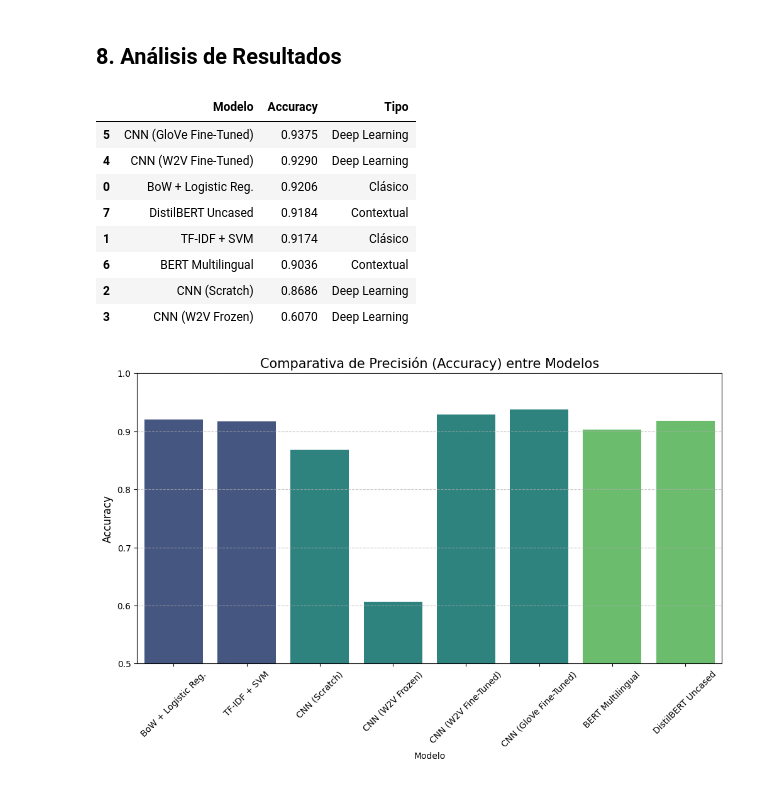
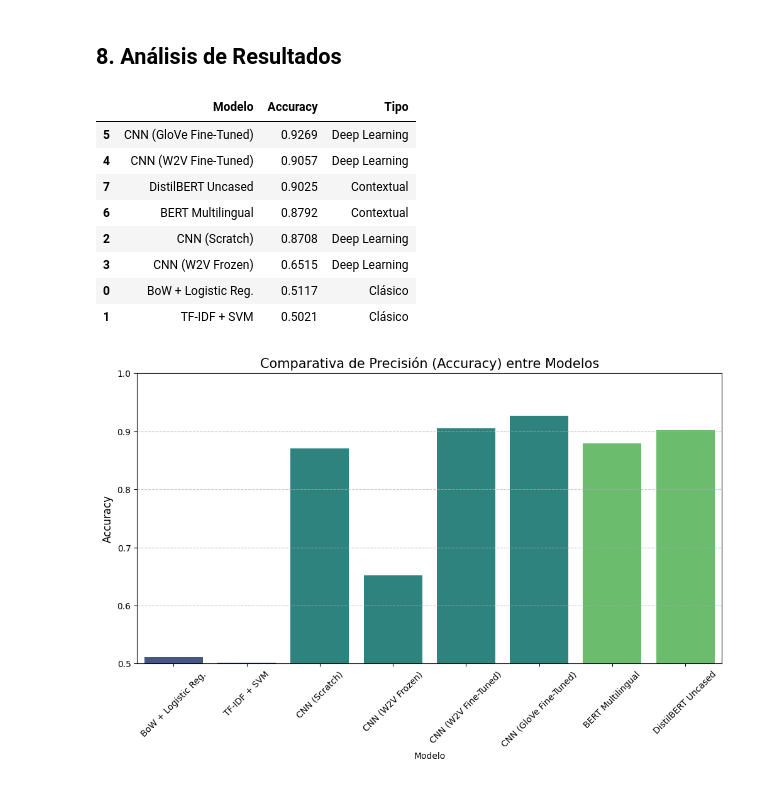
Before and after one commit to javiers2004/FPLN-DetoxificationMessages, a Jupyter notebook: entrega3.ipynb, the cells around one changed output. Saved outputs shown, nothing was run; the diff lists cells and outputs as text; code cells hidden in the pictures.

```diff
--- a/entrega3.ipynb
+++ b/entrega3.ipynb
@@ -857,48 +859,48 @@ import seaborn as sns
 
 resultados = {
     'Modelo': [
         'BoW + Logistic Reg.',
         'TF-IDF + SVM',
         'CNN (Scratch)',
         'CNN (W2V Frozen)',
         'CNN (W2V Fine-Tuned)',
         'CNN (GloVe Fine-Tuned)',
         'BERT Multilingual',
         'DistilBERT Uncased'
     ],
     'Accuracy': [
-        0.9206,  # BoW + Logistic Regression
-        0.9174,  # TF-IDF + SVM
-        0.8686,  # CNN Scratch
-        0.6070,  # CNN Frozen
-        0.9290,  # CNN W2V Fine-Tuned
-        0.9375,  # CNN GloVe
-        0.9036,  # BERT Multilingual
-        0.9184   # DistilBERT Uncased
+        0.5117,  # BoW + Logistic Regression
+        0.5021,  # TF-IDF + SVM
+        0.8708,  # CNN Scratch
+        0.6515,  # CNN Frozen
+        0.9057,  # CNN W2V Fine-Tuned
+        0.9269,  # CNN GloVe
+        0.8792,  # BERT Multilingual
+        0.9025   # DistilBERT Uncased
     ],
     'Tipo': ['Clásico', 'Clásico', 'Deep Learning', 'Deep Learning', 'Deep Learning', 'Deep Learning', 'Contextual', 'Contextual']
 }
 
 df_resultados = pd.DataFrame(resultados)
 display(df_resultados.sort_values(by='Accuracy', ascending=False))
 
 plt.figure(figsize=(12, 6))
 sns.barplot(data=df_resultados, x='Modelo', y='Accuracy', hue='Tipo', palette='viridis', legend=False)
 plt.ylim(0.5, 1.0)
 plt.title('Comparativa de Precisión (Accuracy) entre Modelos', fontsize=15)
 plt.ylabel('Accuracy', fontsize=12)
 plt.xticks(rotation=45)
 plt.grid(axis='y', linestyle='--', alpha=0.7)
 plt.show()
 # %% [output]
 |  | Modelo | Accuracy | Tipo |
-| 5 | CNN (GloVe Fine-Tuned) | 0.9375 | Deep Learning |
-| 4 | CNN (W2V Fine-Tuned) | 0.9290 | Deep Learning |
-| 0 | BoW + Logistic Reg. | 0.9206 | Clásico |
-| 7 | DistilBERT Uncased | 0.9184 | Contextual |
-| 1 | TF-IDF + SVM | 0.9174 | Clásico |
-| 6 | BERT Multilingual | 0.9036 | Contextual |
-| 2 | CNN (Scratch) | 0.8686 | Deep Learning |
-| 3 | CNN (W2V Frozen) | 0.6070 | Deep Learning |
+| 5 | CNN (GloVe Fine-Tuned) | 0.9269 | Deep Learning |
+| 4 | CNN (W2V Fine-Tuned) | 0.9057 | Deep Learning |
+| 7 | DistilBERT Uncased | 0.9025 | Contextual |
+| 6 | BERT Multilingual | 0.8792 | Contextual |
+| 2 | CNN (Scratch) | 0.8708 | Deep Learning |
+| 3 | CNN (W2V Frozen) | 0.6515 | Deep Learning |
+| 0 | BoW + Logistic Reg. | 0.5117 | Clásico |
+| 1 | TF-IDF + SVM | 0.5021 | Clásico |
-[figure, old version]
+[figure, new version]
 # %%
```
Also changed, not shown: parts of 14 cells of this notebook.
